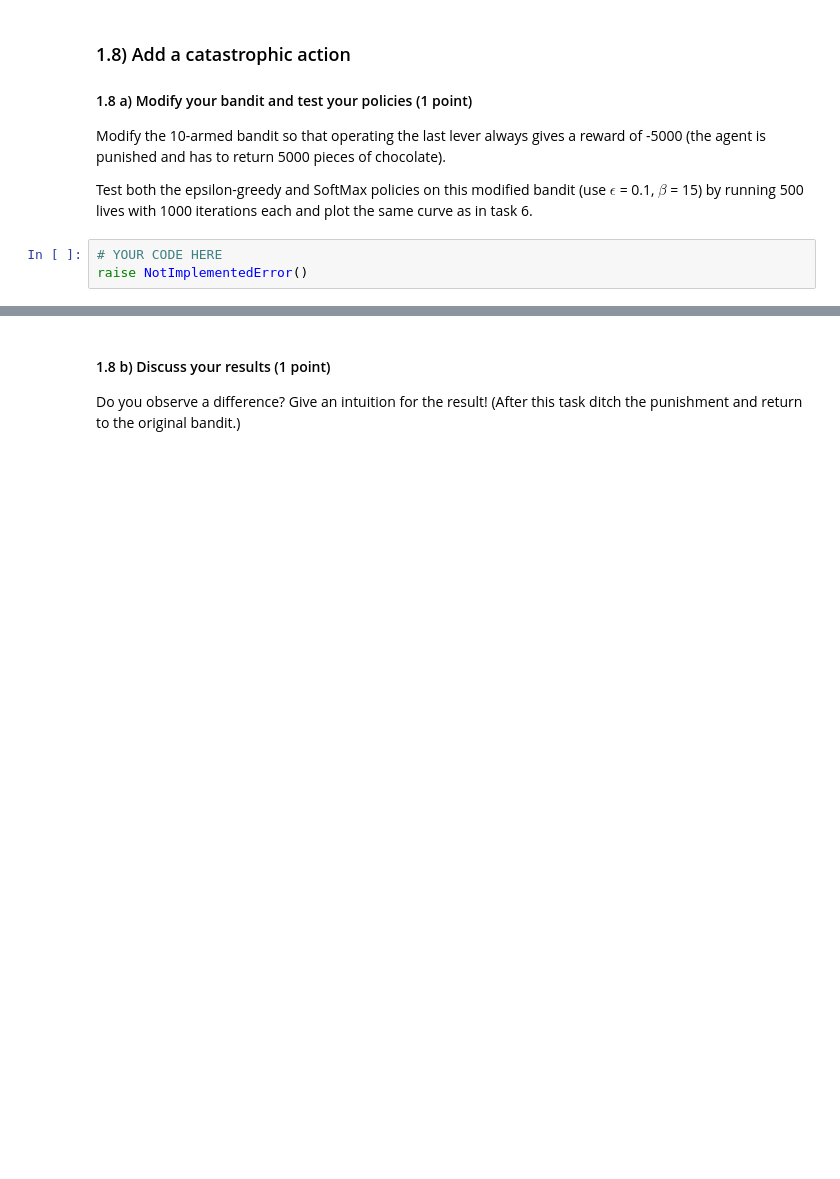
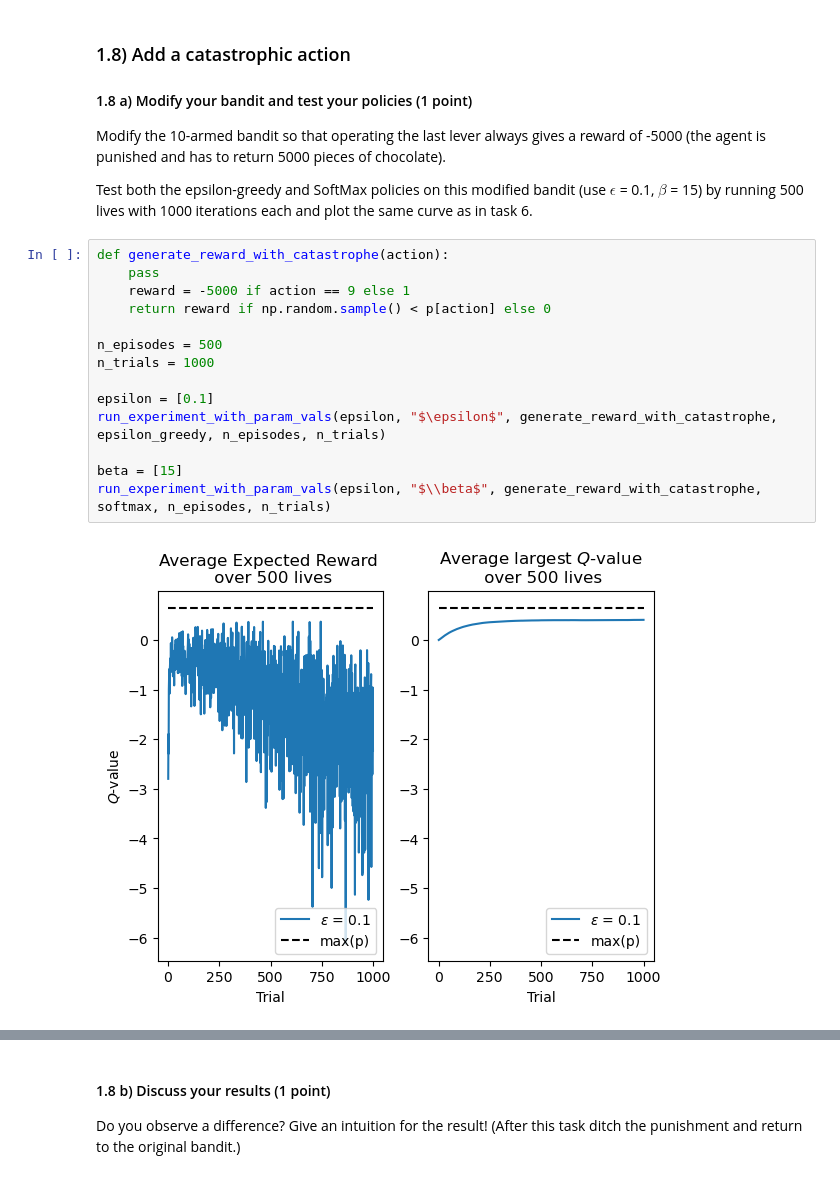
Before and after one commit to lfogarty98/mhbf_pt, a Jupyter notebook: 7-rl-part-I/rl-part-I.ipynb, the cells around one changed output, grey strips where cells are left out. Drawn from its saved outputs; the diff is of its cells as text; blank space fills up the shorter version.

```diff
--- a/7-rl-part-I/rl-part-I.ipynb
+++ b/7-rl-part-I/rl-part-I.ipynb
@@ -338,6 +377,19 @@ YOUR ANSWER HERE
 Modify the 10-armed bandit so that operating the last lever always gives a reward of -5000 (the agent is punished and has to return 5000 pieces of chocolate).
 
 Test both the epsilon-greedy and SoftMax policies on this modified bandit (use $\epsilon$ = 0.1, $\beta$ = 15) by running 500 lives with 1000 iterations each and plot the same curve as in task 6.
-# %%
-# YOUR CODE HERE
-raise NotImplementedError()
+# %%
+def generate_reward_with_catastrophe(action):
+    pass
+    reward = -5000 if action == 9 else 1
+    return reward if np.random.sample() < p[action] else 0
+
+n_episodes = 500
+n_trials = 1000
+
+epsilon = [0.1]
+run_experiment_with_param_vals(epsilon, "$\epsilon$", generate_reward_with_catastrophe, epsilon_greedy, n_episodes, n_trials)
+
+beta = [15]
+run_experiment_with_param_vals(epsilon, "$\\beta$", generate_reward_with_catastrophe, softmax, n_episodes, n_trials)
+# %% [output]
+[figure, added]
```
Also changed, not shown: parts of 17 cells of this notebook.
